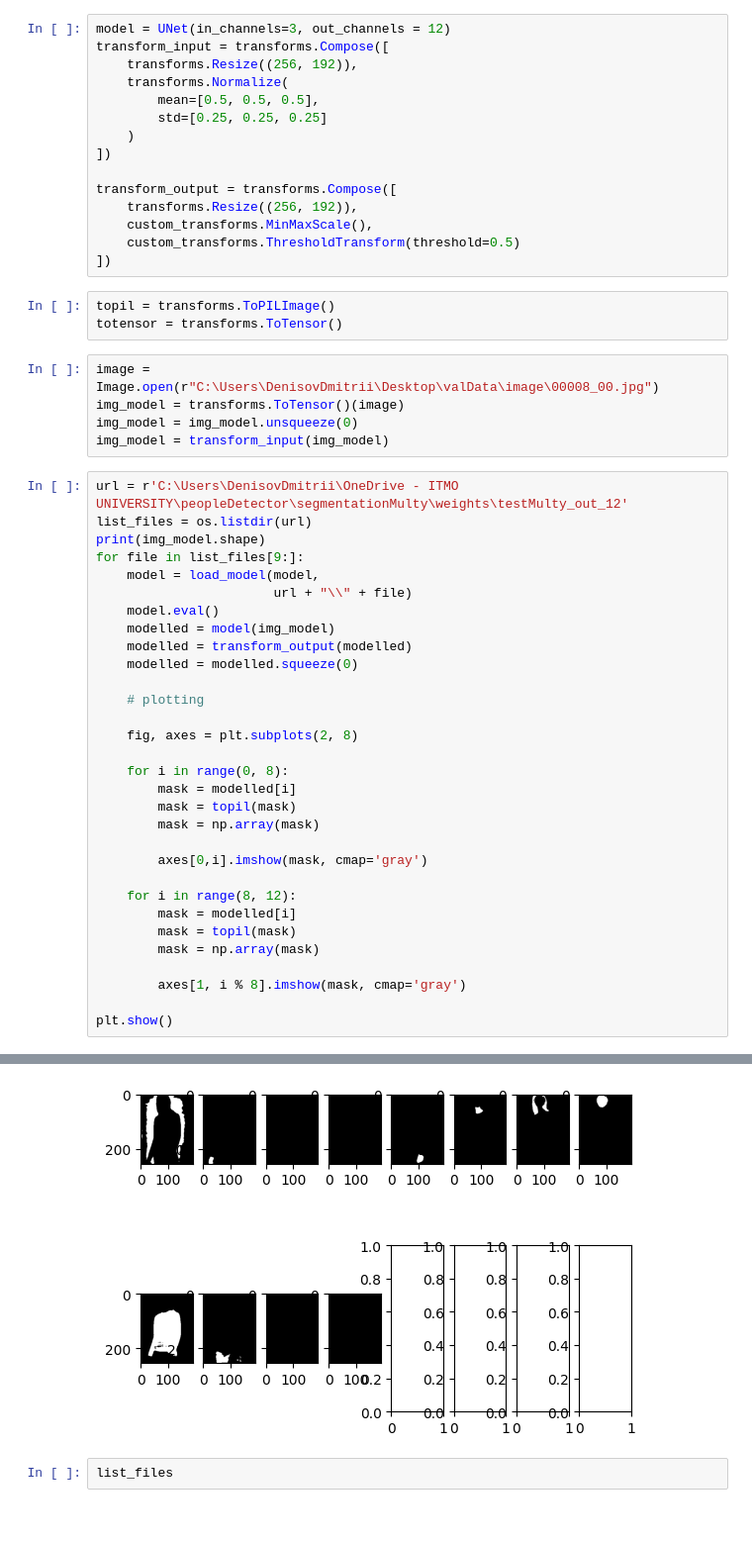
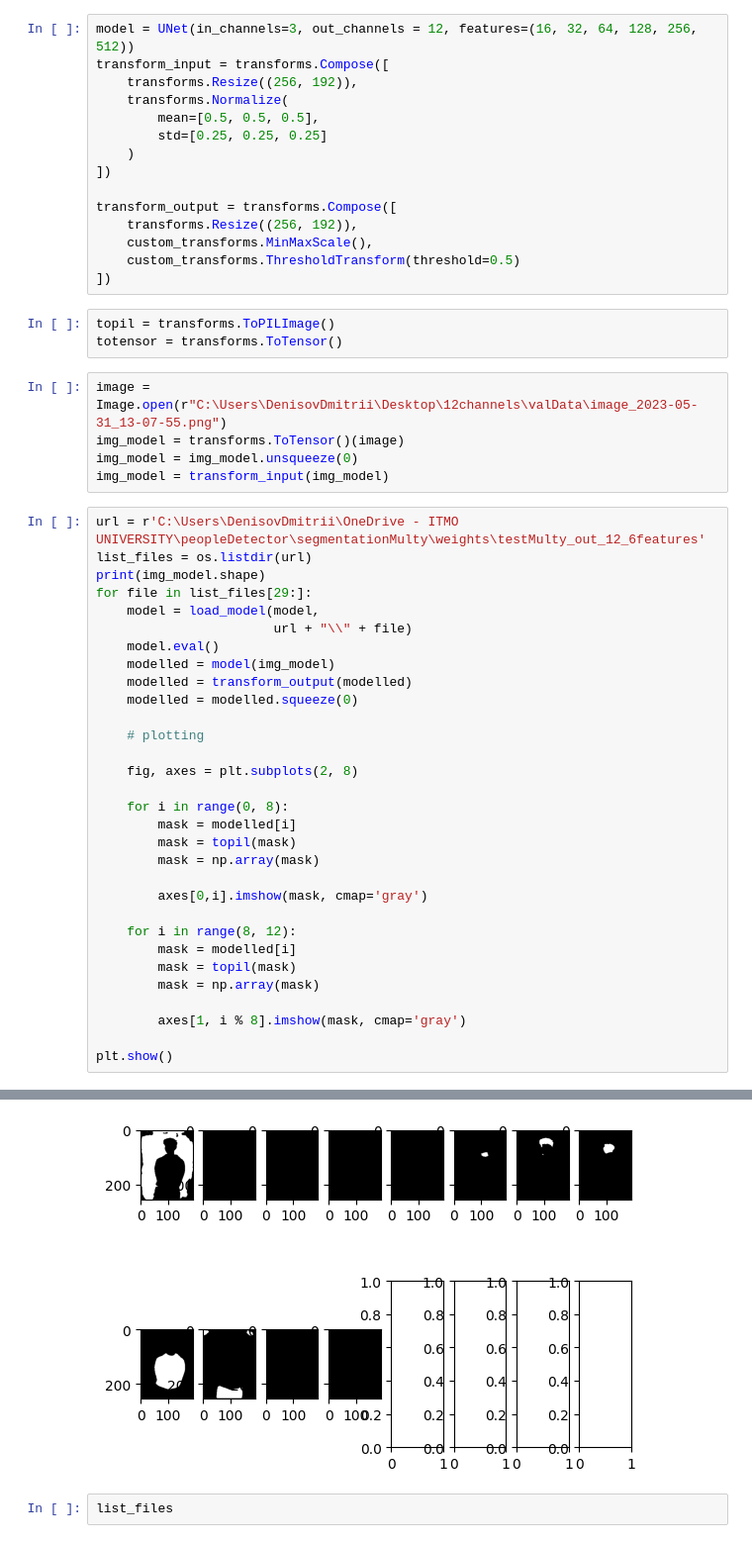
Before and after one commit to EgorProkopov/SMBackEnd, a Jupyter notebook: LookGenerator/networks_training/checking_model.ipynb, the cells around one changed output, grey strips where cells are left out. Shown at 99% size. Saved outputs shown, nothing was run; the diff lists cells and outputs as text.

Commit message:
retrain 12channels

```diff
--- a/LookGenerator/networks_training/checking_model.ipynb
+++ b/LookGenerator/networks_training/checking_model.ipynb
@@ -11,7 +11,7 @@ from LookGenerator.networks.segmentation import UNet, train_unet
 from LookGenerator.networks.utils import load_model
 import LookGenerator.datasets.transforms as custom_transforms
 # %%
-model = UNet(in_channels=3, out_channels = 12)
+model = UNet(in_channels=3, out_channels = 12, features=(16, 32, 64, 128, 256, 512))
 transform_input = transforms.Compose([
     transforms.Resize((256, 192)),
     transforms.Normalize(
@@ -29,44 +29,44 @@ transform_output = transforms.Compose([
 topil = transforms.ToPILImage()
 totensor = transforms.ToTensor()
 # %%
-image = Image.open(r"C:\Users\DenisovDmitrii\Desktop\valData\image\00008_00.jpg")
+image = Image.open(r"C:\Users\DenisovDmitrii\Desktop\12channels\valData\image_2023-05-31_13-07-55.png")
 img_model = transforms.ToTensor()(image)
 img_model = img_model.unsqueeze(0)
 img_model = transform_input(img_model)
 # %%
-url = r'C:\Users\DenisovDmitrii\OneDrive - ITMO UNIVERSITY\peopleDetector\segmentationMulty\weights\testMulty_out_12'
+url = r'C:\Users\DenisovDmitrii\OneDrive - ITMO UNIVERSITY\peopleDetector\segmentationMulty\weights\testMulty_out_12_6features'
 list_files = os.listdir(url)
 print(img_model.shape)
-for file in list_files[9:]:
+for file in list_files[29:]:
     model = load_model(model,
                        url + "\\" + file)
     model.eval()
     modelled = model(img_model)
     modelled = transform_output(modelled)
     modelled = modelled.squeeze(0)
 
     # plotting
 
     fig, axes = plt.subplots(2, 8)
 
     for i in range(0, 8):
         mask = modelled[i]
         mask = topil(mask)
         mask = np.array(mask)
 
         axes[0,i].imshow(mask, cmap='gray')
 
     for i in range(8, 12):
         mask = modelled[i]
         mask = topil(mask)
         mask = np.array(mask)
 
         axes[1, i % 8].imshow(mask, cmap='gray')
 
 plt.show()
 # %% [output]
 torch.Size([1, 3, 256, 192])
-[figure, old version]
+[figure, new version]
 # %%
 list_files
 # %% [output]
```
Also changed, not shown: 3 other files.
